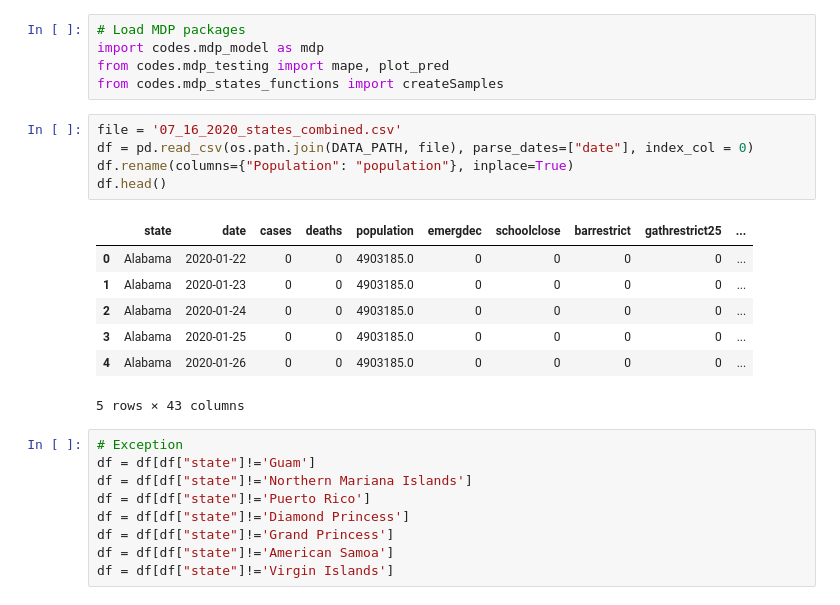
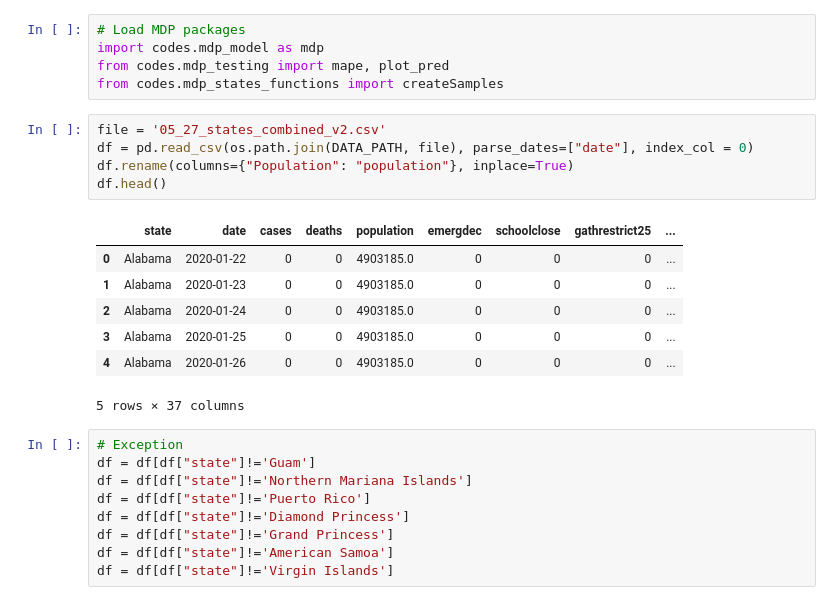
Before and after one commit to oskali/mit_cassandra, a Jupyter notebook: notebooks/mobility_analysis_for_action_learning.ipynb, the cells around one changed output. Saved outputs shown, nothing was run; the diff lists cells and outputs as text.

```diff
--- a/notebooks/mobility_analysis_for_action_learning.ipynb
+++ b/notebooks/mobility_analysis_for_action_learning.ipynb
@@ -56,18 +56,18 @@ import codes.mdp_model as mdp
 from codes.mdp_testing import mape, plot_pred
 from codes.mdp_states_functions import createSamples
 # %%
-file = '07_16_2020_states_combined.csv'
+file = '05_27_states_combined_v2.csv'
 df = pd.read_csv(os.path.join(DATA_PATH, file), parse_dates=["date"], index_col = 0)
 df.rename(columns={"Population": "population"}, inplace=True)
 df.head()
 # %% [output]
-|  | state | date | cases | deaths | population | emergdec | schoolclose | barrestrict | gathrestrict25 | ... |
-| 0 | Alabama | 2020-01-22 | 0 | 0 | 4903185.0 | 0 | 0 | 0 | 0 | ... |
-| 1 | Alabama | 2020-01-23 | 0 | 0 | 4903185.0 | 0 | 0 | 0 | 0 | ... |
-| 2 | Alabama | 2020-01-24 | 0 | 0 | 4903185.0 | 0 | 0 | 0 | 0 | ... |
-| 3 | Alabama | 2020-01-25 | 0 | 0 | 4903185.0 | 0 | 0 | 0 | 0 | ... |
-| 4 | Alabama | 2020-01-26 | 0 | 0 | 4903185.0 | 0 | 0 | 0 | 0 | ... |
+|  | state | date | cases | deaths | population | emergdec | schoolclose | gathrestrict25 | ... |
+| 0 | Alabama | 2020-01-22 | 0 | 0 | 4903185.0 | 0 | 0 | 0 | ... |
+| 1 | Alabama | 2020-01-23 | 0 | 0 | 4903185.0 | 0 | 0 | 0 | ... |
+| 2 | Alabama | 2020-01-24 | 0 | 0 | 4903185.0 | 0 | 0 | 0 | ... |
+| 3 | Alabama | 2020-01-25 | 0 | 0 | 4903185.0 | 0 | 0 | 0 | ... |
+| 4 | Alabama | 2020-01-26 | 0 | 0 | 4903185.0 | 0 | 0 | 0 | ... |
-5 rows × 43 columns
+5 rows × 37 columns
 # %%
 # Exception
 df = df[df["state"]!='Guam']
```
Also changed, not shown: 16 other files.
